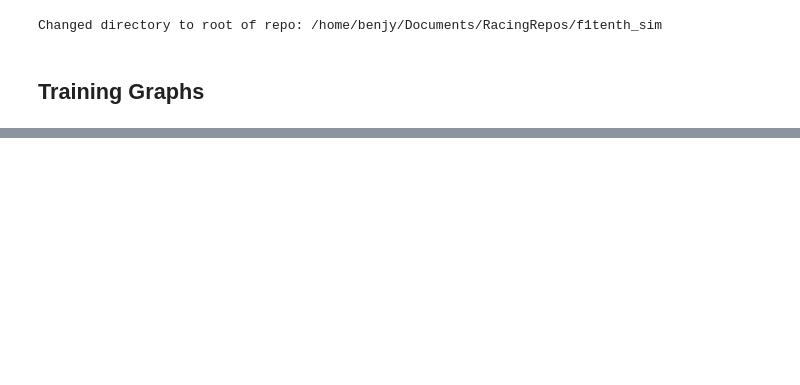
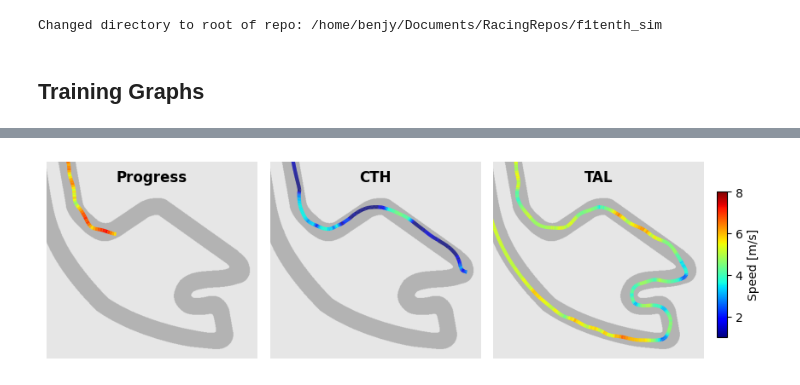
Before and after one commit to BDEvan5/f1tenth_benchmarks, a Jupyter notebook: Notebooks/drl_results.ipynb, the cells around one changed output, grey strips where cells are left out. Saved outputs shown, nothing was run; the diff lists cells and outputs as text; code cells hidden in the pictures; blank space fills up the shorter version.

```diff
--- a/Notebooks/drl_results.ipynb
+++ b/Notebooks/drl_results.ipynb
@@ -366,0 +191,44 @@ plt.tight_layout()
+# %%
+planner_name = "EndToEnd"
+seed = 14
+train_map = "esp"
+test_map = "mco"
+test_ids = [f"TD3_{reward}_{seed}_{train_map}" for reward in rewards]
+frequency = 25
+lap_n = 3
+
+map_data = MapData(test_map)
+fig, axs = plt.subplots(1, len(test_ids), figsize=(8, 10), sharex=True, sharey=True)
+
+for i, test_id in enumerate(test_ids):
+        data = np.load(f"Logs/{planner_name}/RawData_{test_ids[i]}/SimLog_{test_map}_{lap_n}.npy")[1:, :] #remove first repeated entry
+        df = pd.DataFrame(data, columns=["x", "y", "steer", "speed", "yaw", "yaw_rate", "slip", "steer_a", "speed_a", "progress"])
+
+        plt.sca(axs[i])
+        map_data.plot_map_img()
+
+        xs, ys = map_data.xy2rc(df.x, df.y)
+        pts = np.array([xs, ys]).T.reshape(-1, 1, 2)
+        segments = np.concatenate([pts[:-1], pts[1:]], axis=1)
+        norm = plt.Normalize(1, 8)
+        lc = LineCollection(segments, cmap='jet', norm=norm)
+        lc.set_array(df.speed.values)
+        lc.set_linewidth(3)
+        line = plt.gca().add_collection(lc)
+
+
+        plt.axis('off')
+        axs[i].set_aspect('equal')
+        plt.xlim(650, 1110)
+        plt.ylim(70, 500)
+        plt.text(0.5, 0.92, f"{rewards[i]}", horizontalalignment='center', verticalalignment='center', transform=axs[i].transAxes, fontsize=12, fontweight="bold")
+
+ax = plt.gca()
+cax = fig.add_axes([ax.get_position().x1+0.1, ax.get_position().y0, 0.015, ax.get_position().height])
+plt.colorbar(line, cax=cax, label="Speed [m/s]", ticks=[2, 4, 6, 8])
+plt.tight_layout()
+
+plt.savefig(f"{save_path}drl_trajectories_{test_map}.svg", bbox_inches='tight')
+plt.savefig(f"{save_path}drl_trajectories_{test_map}.pdf", bbox_inches='tight')
+# %% [output]
+[figure, added]
```
Also changed, not shown: parts of 11 cells of this notebook, 2 other files.
